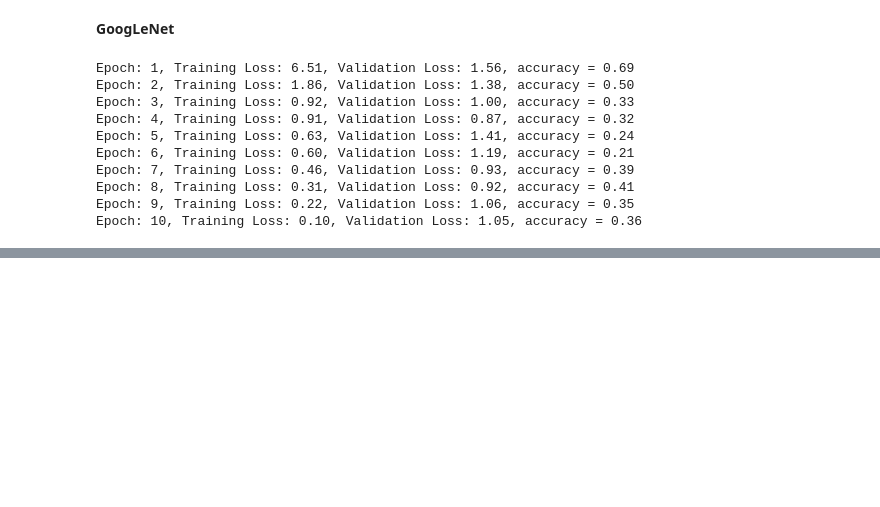
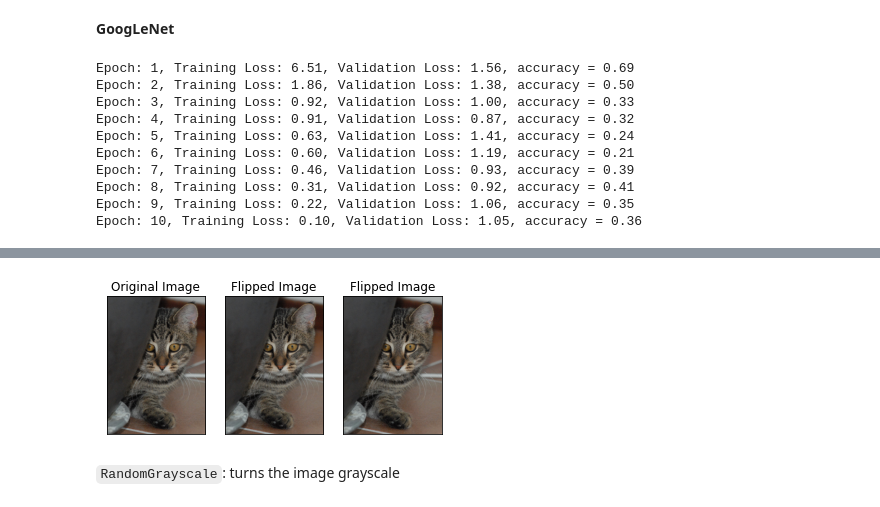
Before and after one commit to niklaust/Deep_Learning, a Jupyter notebook: PyTorch_for_Deep_Learning_notebook_of_nikluast.ipynb, the cells around one changed output, grey strips where cells are left out. Drawn from its saved outputs; the diff is of its cells as text; code cells hidden in the pictures; blank space fills up the shorter version.

```diff
--- a/PyTorch_for_Deep_Learning_notebook_of_nikluast.ipynb
+++ b/PyTorch_for_Deep_Learning_notebook_of_nikluast.ipynb
@@ -750,0 +1090,17 @@ Epoch: 10, Training Loss: 0.10, Validation Loss: 1.05, accuracy = 0.36
+# %%
+fig, axs = plt.subplots(1, 3)
+axs[0].imshow(img)
+axs[0].set_title("Original Image")
+axs[1].imshow(transformed_img)
+axs[1].set_title("Flipped Image")
+axs[2].imshow(transformed_img)
+axs[2].set_title("Flipped Image")
+for ax in axs:
+    ax.set_xticks([])
+    ax.set_yticks([])
+
+plt.show()
+# %% [output]
+[figure, added]
+# %% [markdown]
+`RandomGrayscale`: turns the image grayscale
```
Also changed, not shown: parts of 76 cells of this notebook.
